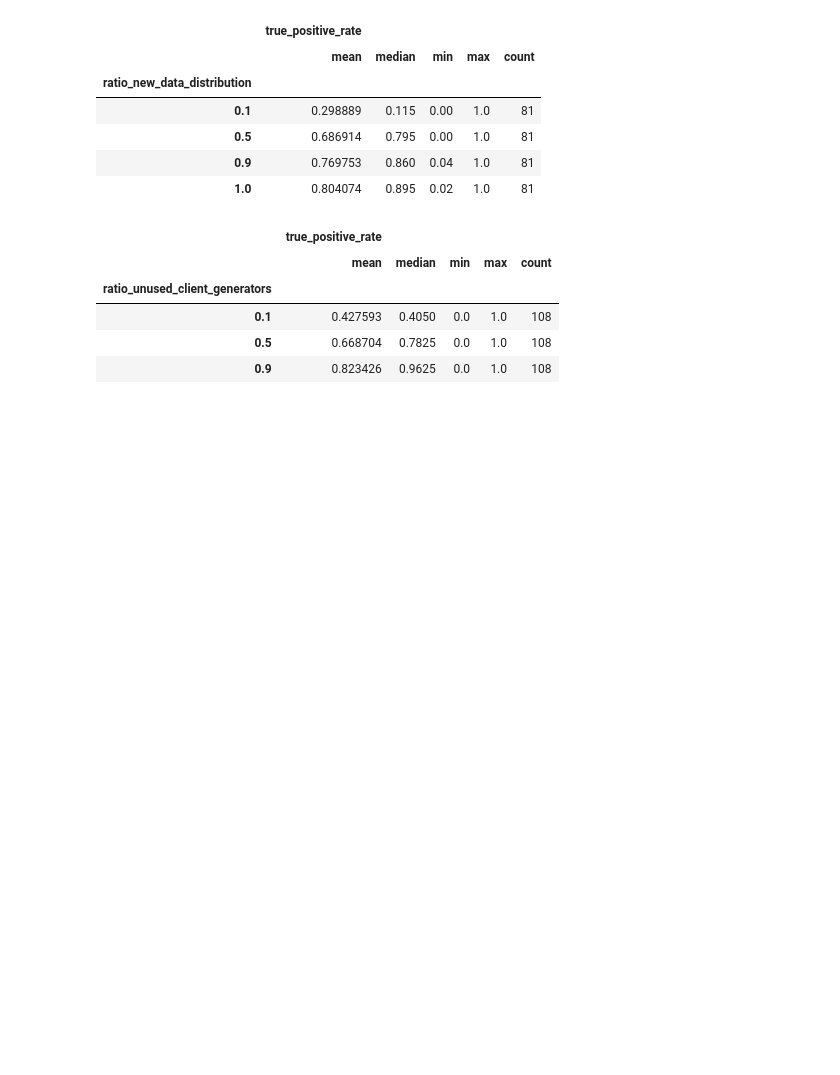
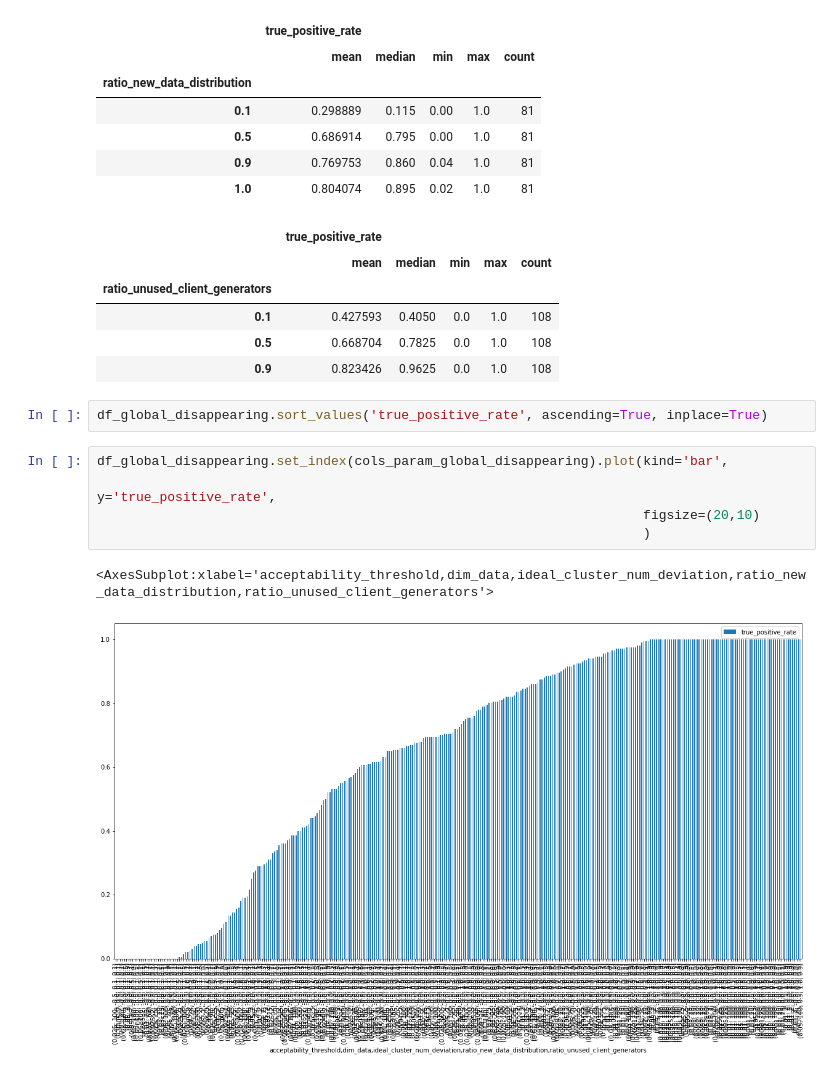
Before and after one commit to stallmo/fed_data_drift_detection, a Jupyter notebook: result_summary_analysis.ipynb, the cells around one changed output. Drawn from its saved outputs; the diff is of its cells as text; blank space fills up the shorter version.

Commit message:
add plot and correlation analysis

```diff
--- a/result_summary_analysis.ipynb
+++ b/result_summary_analysis.ipynb
@@ -321,3 +327,13 @@ display_performance_per_param_col(df=df_global_disappearing,
 | 0.1 | 0.427593 | 0.4050 | 0.0 | 1.0 | 108 |
 | 0.5 | 0.668704 | 0.7825 | 0.0 | 1.0 | 108 |
 | 0.9 | 0.823426 | 0.9625 | 0.0 | 1.0 | 108 |
+# %%
+df_global_disappearing.sort_values('true_positive_rate', ascending=True, inplace=True)
+# %%
+df_global_disappearing.set_index(cols_param_global_disappearing).plot(kind='bar',
+                                                                      y='true_positive_rate',
+                                                                      figsize=(20,10)
+                                                                      )
+# %% [output]
+<AxesSubplot:xlabel='acceptability_threshold,dim_data,ideal_cluster_num_deviation,ratio_new_data_distribution,ratio_unused_client_generators'>
+[figure, added]
```
Also changed, not shown: parts of 4 cells of this notebook.
